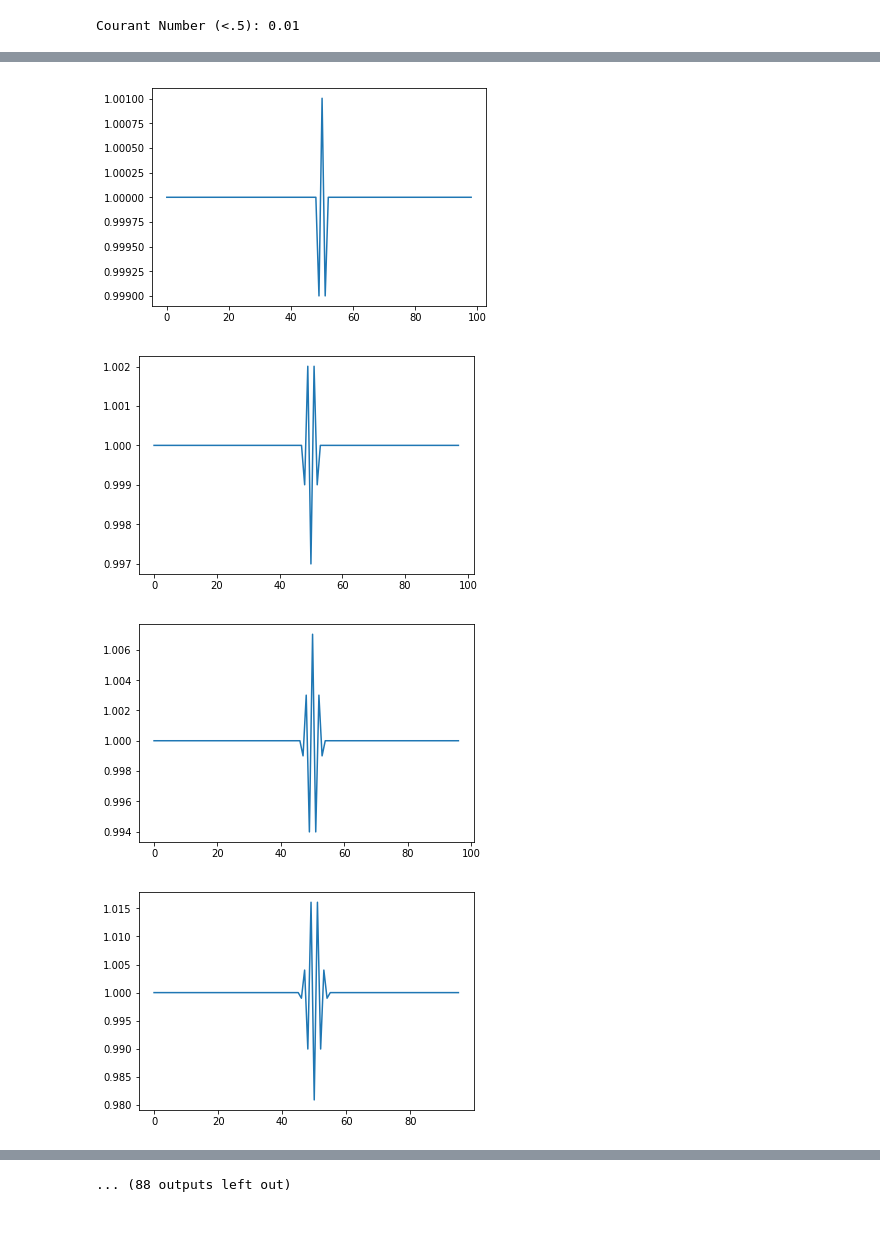
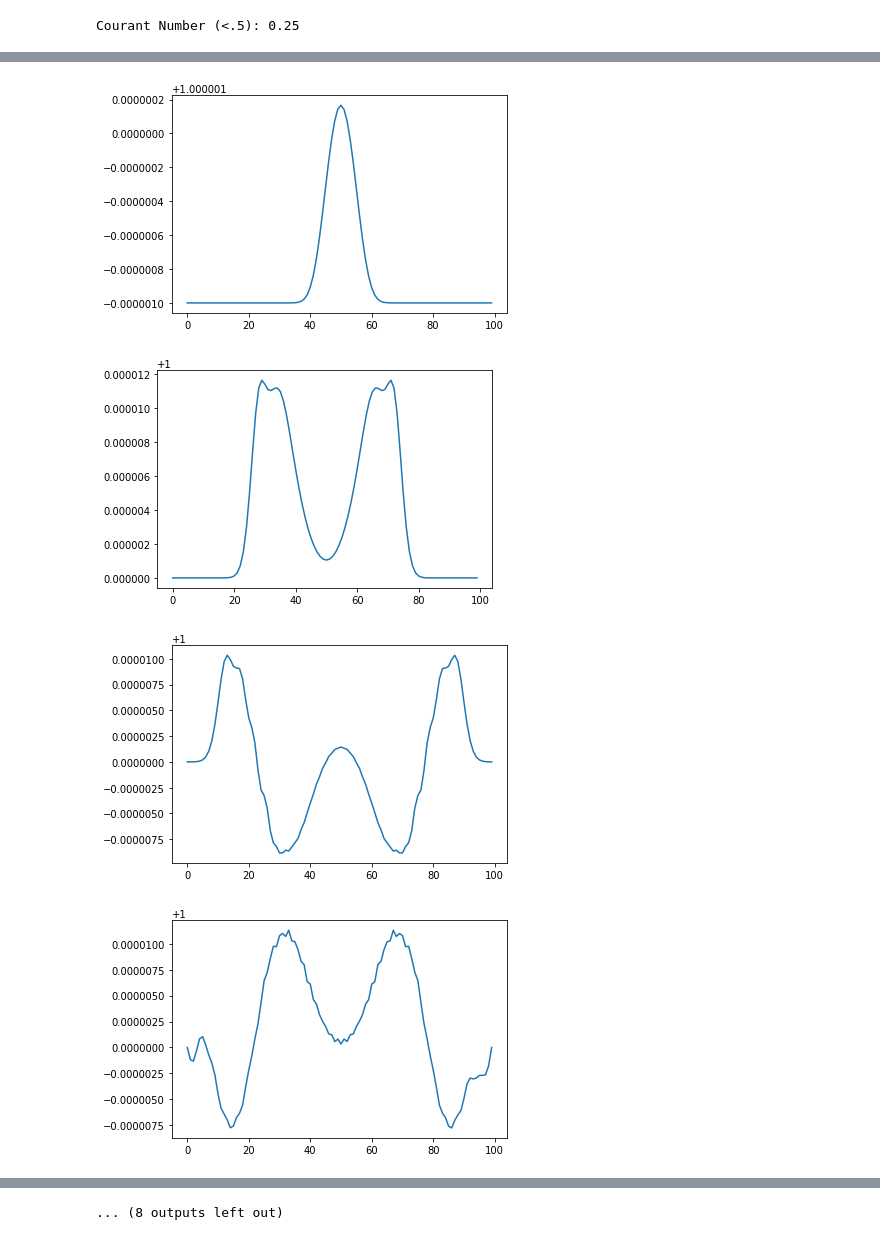
Before and after one commit to dpm314/waveKiller, a Jupyter notebook: workspace.ipynb, the cells around one changed output, grey strips where cells are left out. Cells and saved outputs as stored; diff of their text form; code cells hidden in the pictures.

Commit message:
fixed first time step IC, Diriclet BC's implemented. ToDo: neumann conditions, Crank-Nicholson implcit stencil, larger domain

```diff
--- a/workspace.ipynb
+++ b/workspace.ipynb
@@ -3,74 +3,42 @@ import numpy as np
 import matplotlib.pyplot as plt
 NX = 100
 NY = 100
-DT = .0001
-NT = 100
+DT = .0025
+NT = 1000
 p = np.ones([NT, NX, NY])
 f = np.zeros([NT, NX, NY])
-#f[:,50,50] = 1.1
+w = 10.0
+f[:,25,50] = 1.0*np.sin(w * 2.0*np.pi*np.linspace(0,NT,NT) / NT)
+f[:,75,50] = 1.0*np.cos(w * 2.0*np.pi*np.linspace(0,NT,NT) / NT)
 DX = 1.0 / NX
 DY = 1.0 / NY
 c = 1
-p[0,:,50] = 1.0 + .001 * np.cos( 2*np.pi * np.linspace(0,NX,NX) / (NX) )
+#p[0,:,50] = 1.0 + .01
 print 'Courant Number (<.5): ' + str( c * DT / DX)
 
-for t in range(0,NT-1):
+
+t = 0
+for i in range(1,NX-1):
+    for j in range(1,NY-1):
+        p[t+1,i,j] = (1.0/2.0) *( (DT*DT*c*c/(DX*DX))*( p[t,i,j-1] + p[t,i,j+1] + p[t,i-1,j] + p[t,i+1,j] - 4.0*p[t,i,j] ) +  DT*DT*f[t,i,j] + 2.0*p[t,i,j] )
+
+for t in range(2,NT-1):
 
     #Dirichlet
-    if 0:
+    if 1:
         p[t+1,0,:] = 1.0
         p[t+1,NX-1,:] = 1.0
         p[t+1,:,0] = 1.0
         p[t+1,:,NY-1] = 1.0
 
 
-    #Neumann (not working)
-    if 0:
-        p[t+1,0,0]        = 1.0
-        p[t+1,NX-1,0]     = 1.0
-        p[t+1,0, NY-1]    = 1.0
-        p[t+1, NX-1,NY-1] = 1.0
-
-        i = 0
-        for j in range(1,NY-1):
-            p[t+1,i,j] = DT*c*c*( (- 2.0*p[t,i,j] ) / (DX*DX) + (p[t,i,j-1] - 2.0*p[t,i,j] + p[t,i,j+1]) /(DY*DY) ) +  DT*f[t,i,j] + p[t,i,j]
-
-        i = NX-1
-        for j in range(1,NY-2):
-            p[t+1,i,j] = DT*c*c*( (- 2.0*p[t,i,j] ) / (DX*DX) + (p[t,i,j-1] - 2.0*p[t,i,j] + p[t,i,j+1]) /(DY*DY) ) +  DT*f[t,i,j] + p[t,i,j]
-
-        j = 0
-        for i in range(1,NX-1):
-            p[t+1,i,j] = DT*c*c*( (p[t,i-1,j] - 2.0*p[t,i,j] + p[t,i+1,j]) / (DX*DX) + (-2.0*p[t,i,j] ) /(DY*DY) ) +  DT*f[t,i,j] + p[t,i,j]
-        j = NY - 1
-        for i in range(1,NX-1):
-            p[t+1,i,j] = DT*c*c*( (p[t,i-1,j] - 2.0*p[t,i,j] + p[t,i+1,j]) / (DX*DX) + (-2.0*p[t,i,j] ) /(DY*DY) ) +  DT*f[t,i,j] + p[t,i,j]
-
-    #Neumann (not working)
-    if 1:
-        p[t+1,0,0]        = 1.0
-        p[t+1,NX-1,0]     = 1.0
-        p[t+1,0, NY-1]    = 1.0
-        p[t+1, NX-1,NY-1] = 1.0
-
-
-        for j in range(1,NY-1):
-            p[t+1,0,j] = DT*c*c*( (-2.0*p[t,0,j] + 2.0*p[t,1,j] ) / (DX*DX) + (p[t,0,j-1] -2.0*p[t,0,j] + p[t,0,j+1]) /(DY*DY) ) +  DT*f[t,0,j] + p[t,0,j]
-            p[t+1,NX-1,j] = DT*c*c*( (-2.0*p[t,NX-1,j] +2.0*p[t,NX-2,j] ) / (DX*DX) + (p[t,NX-1,j-1] -2.0*p[t,NX-1,j] + p[t,NX-1,j+1]) /(DY*DY) ) +  DT*f[t,NX-1,j] + p[t,NX-1,j]
-
-        for i in range(1,NY-2):
-            p[t+1,i,0] = DT*c*c*( (-2.0*p[t,i,0] + 2.0*p[t,i,1] ) / (DY*DY) + (p[t,i-1,0] -2.0*p[t,i,0] + p[t,i+1,0]) /(DX*DX) ) +  DT*f[t,i,0] + p[t,i,0]
-            p[t+1,i,NY-1] = DT*c*c*( (-2.0*p[t,i,NY-1] + 2.0*p[t,i+1,NY-2]) / (p[t,i-1,NY-1] -2.0*p[t,i,NY-1] + p[t,i+1,NY-1]) /(DX*DX) ) +  DT*f[t,i,NY-1] + p[t,i,NY-1]
-
-
-
-    if 1:
+    if t % 50 == 0:
         plt.figure()
         plt.plot( p[t,50,:])
         plt.show()
 
     for i in range(1,NX-1):
         for j in range(1,NY-1):
-            p[t+1,i,j] = DT*c*c*( (p[t,i-1,j] - 2.0*p[t,i,j] + p[t,i+1,j]) / (DX*DX) + (p[t,i,j-1] - 2.0*p[t,i,j] + p[t,i,j+1]) /(DY*DY) ) +  DT*f[t,i,j] + p[t,i,j]
+            p[t+1,i,j] = (DT*DT*c*c/(DX*DX))*( p[t,i,j-1] + p[t,i,j+1] + p[t,i-1,j] + p[t,i+1,j] - 4.0*p[t,i,j] ) +  DT*DT*f[t,i,j] + 2.0*p[t,i,j] - p[t-1,i,j]
 # %% [output]
-Courant Number (<.5): 0.01
+Courant Number (<.5): 0.25
@@ -78,4 +46,4 @@ Courant Number (<.5): 0.01
-[figure, old version]
+[figure, new version]
-[figure, old version]
+[figure, new version]
-[figure, old version]
+[figure, new version]
-[figure, old version]
+[figure, new version]
@@ -88 +56 @@ Courant Number (<.5): 0.01
-... (88 outputs left out)
+... (8 outputs left out)
```
Also changed, not shown: parts of 3 cells of this notebook.
